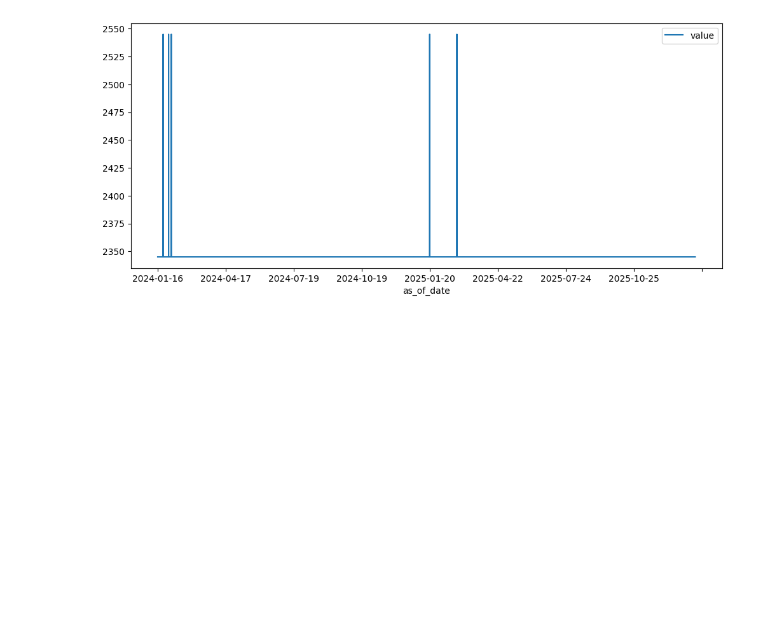
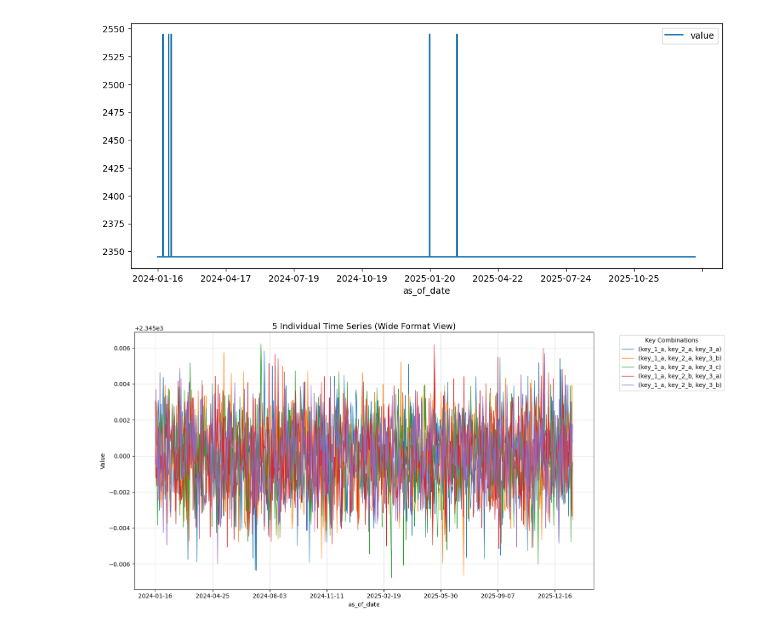
Before and after one commit to suu-b/Snowflake, a Jupyter notebook: anomaly_detection/multiple-time-series/eda.ipynb, the cells around one changed output. Drawn from its saved outputs; the diff is of its cells as text; code cells hidden in the pictures; blank space fills up the shorter version.

Commit message:
pivot view of data

```diff
--- a/anomaly_detection/multiple-time-series/eda.ipynb
+++ b/anomaly_detection/multiple-time-series/eda.ipynb
@@ -44,3 +44,20 @@ df.plot(x='as_of_date', y='value', figsize=(12, 5))
 # %% [output]
 <Axes: xlabel='as_of_date'>
 [figure]
+# %%
+# This is an example of multiple time series
+# The graph shows 5 time series (5 specific combinations of (key1, key2, key3))
+
+df_wide = df.pivot(index='as_of_date',
+                   columns=['key_1', 'key_2', 'key_3'],
+                   values='value')
+df_wide.iloc[:, :5].plot(figsize=(15, 7), linewidth=1)
+
+plt.title('5 Individual Time Series (Wide Format View)', fontsize=14)
+plt.ylabel('Value')
+plt.legend(title='Key Combinations', bbox_to_anchor=(1.05, 1), loc='upper left')
+plt.grid(True, alpha=0.3)
+plt.tight_layout()
+plt.show()
+# %% [output]
+[figure, added]
```
